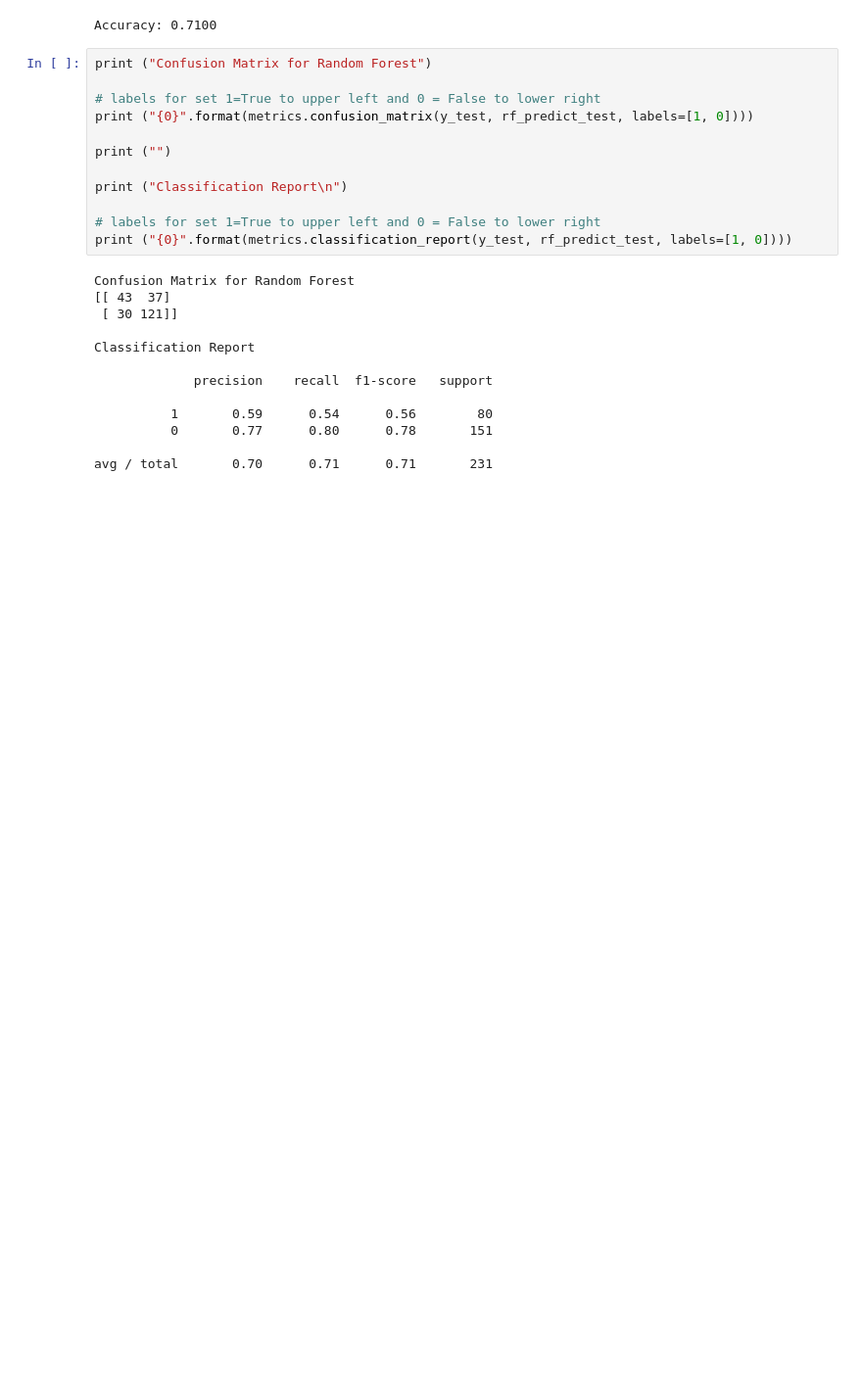
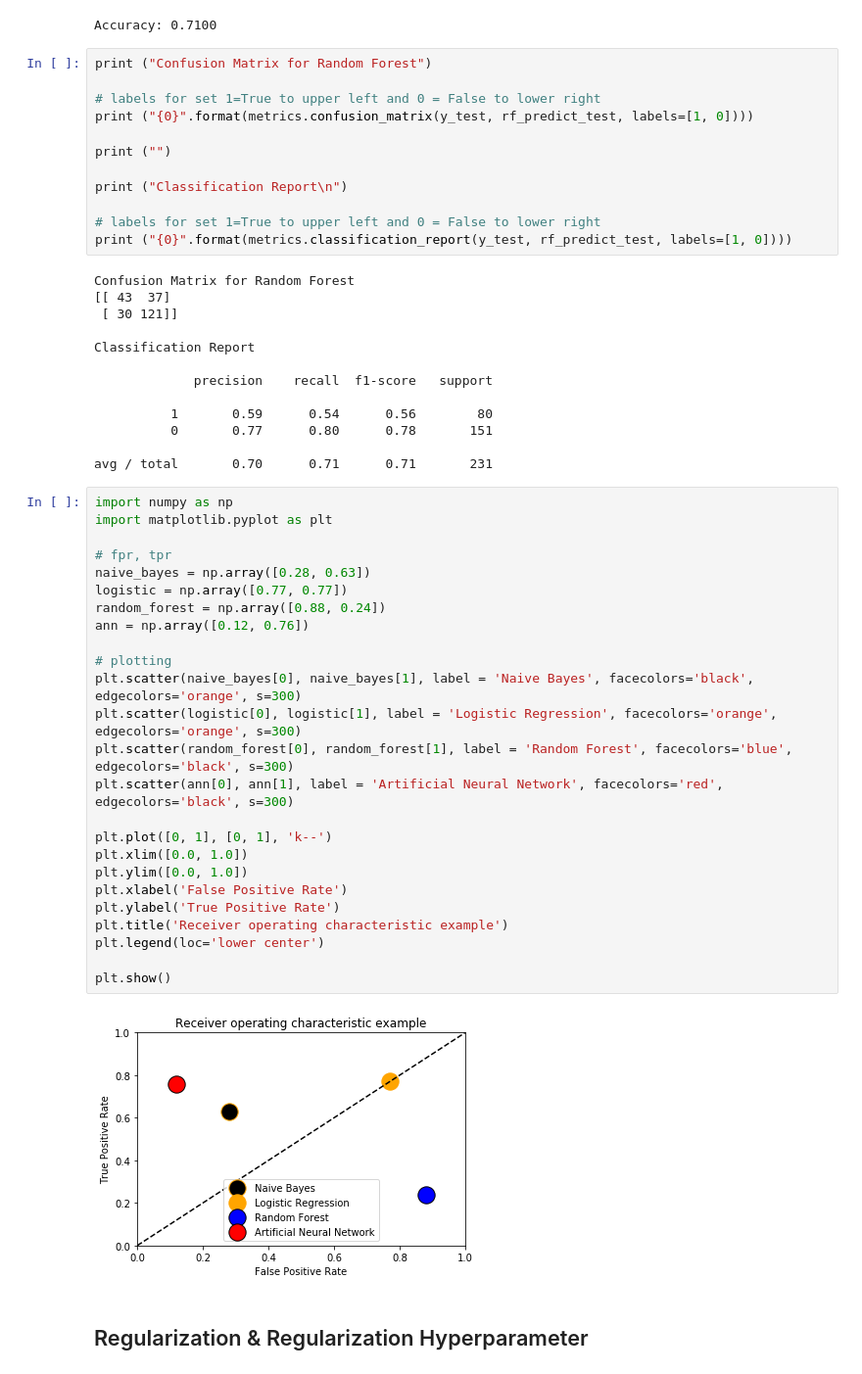
Before and after one commit to pial08/Machine-Learning, a Jupyter notebook: pima_data_analysis.ipynb, the cells around one changed output. Shown at 98% size. Saved outputs shown, nothing was run; the diff lists cells and outputs as text; blank space fills up the shorter version.

```diff
--- a/pima_data_analysis.ipynb
+++ b/pima_data_analysis.ipynb
@@ -309,3 +307,32 @@ Classification Report
           0       0.77      0.80      0.78       151
 
 avg / total       0.70      0.71      0.71       231
+# %%
+import numpy as np
+import matplotlib.pyplot as plt
+
+# fpr, tpr
+naive_bayes = np.array([0.28, 0.63])
+logistic = np.array([0.77, 0.77])
+random_forest = np.array([0.88, 0.24])
+ann = np.array([0.12, 0.76])
+
+# plotting
+plt.scatter(naive_bayes[0], naive_bayes[1], label = 'Naive Bayes', facecolors='black', edgecolors='orange', s=300)
+plt.scatter(logistic[0], logistic[1], label = 'Logistic Regression', facecolors='orange', edgecolors='orange', s=300)
+plt.scatter(random_forest[0], random_forest[1], label = 'Random Forest', facecolors='blue', edgecolors='black', s=300)
+plt.scatter(ann[0], ann[1], label = 'Artificial Neural Network', facecolors='red', edgecolors='black', s=300)
+
+plt.plot([0, 1], [0, 1], 'k--')
+plt.xlim([0.0, 1.0])
+plt.ylim([0.0, 1.0])
+plt.xlabel('False Positive Rate')
+plt.ylabel('True Positive Rate')
+plt.title('Receiver operating characteristic example')
+plt.legend(loc='lower center')
+
+plt.show()
+# %% [output]
+[figure, added]
+# %% [markdown]
+## Regularization & Regularization Hyperparameter
```
Also changed, not shown: parts of 6 cells of this notebook, 2 other files.
